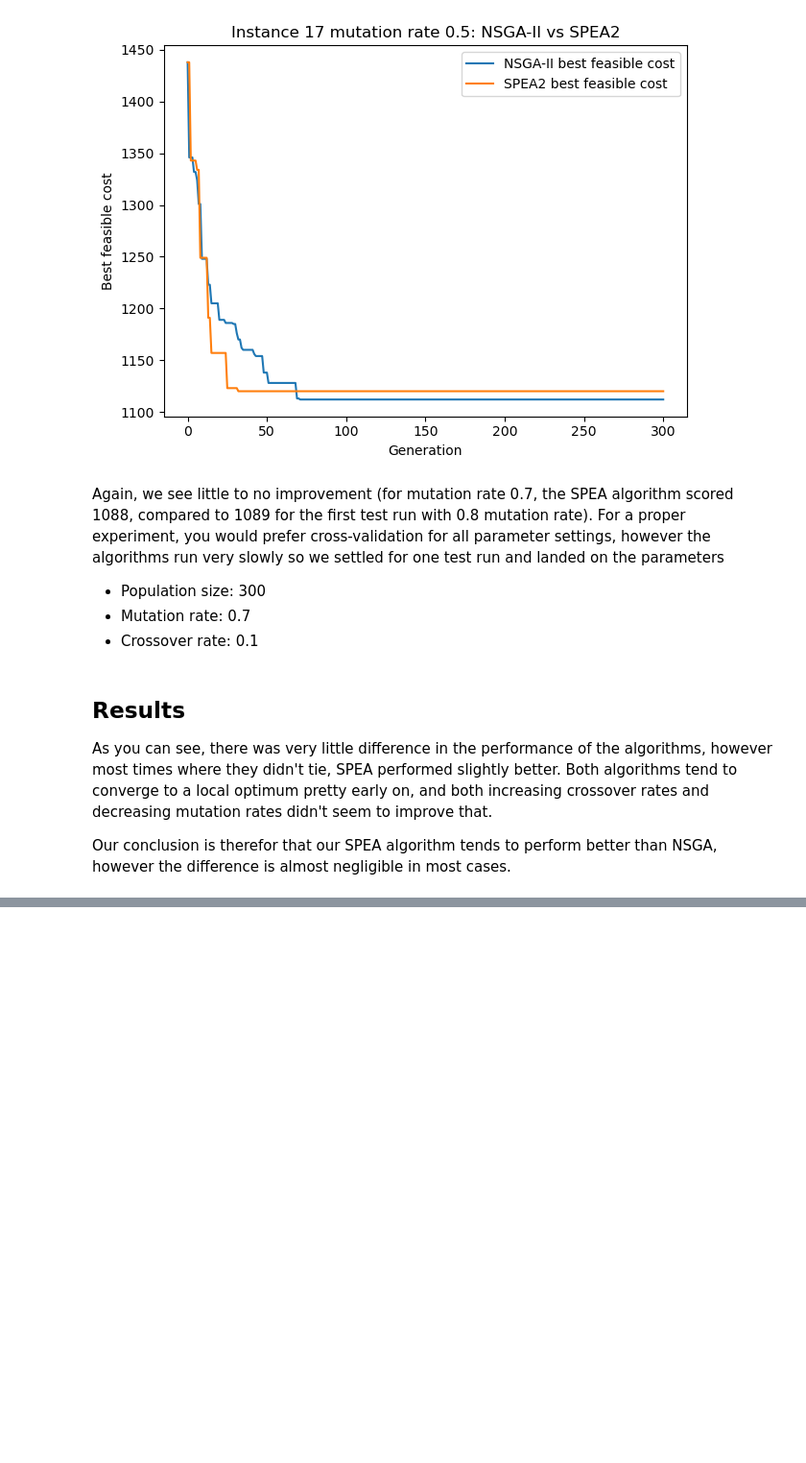
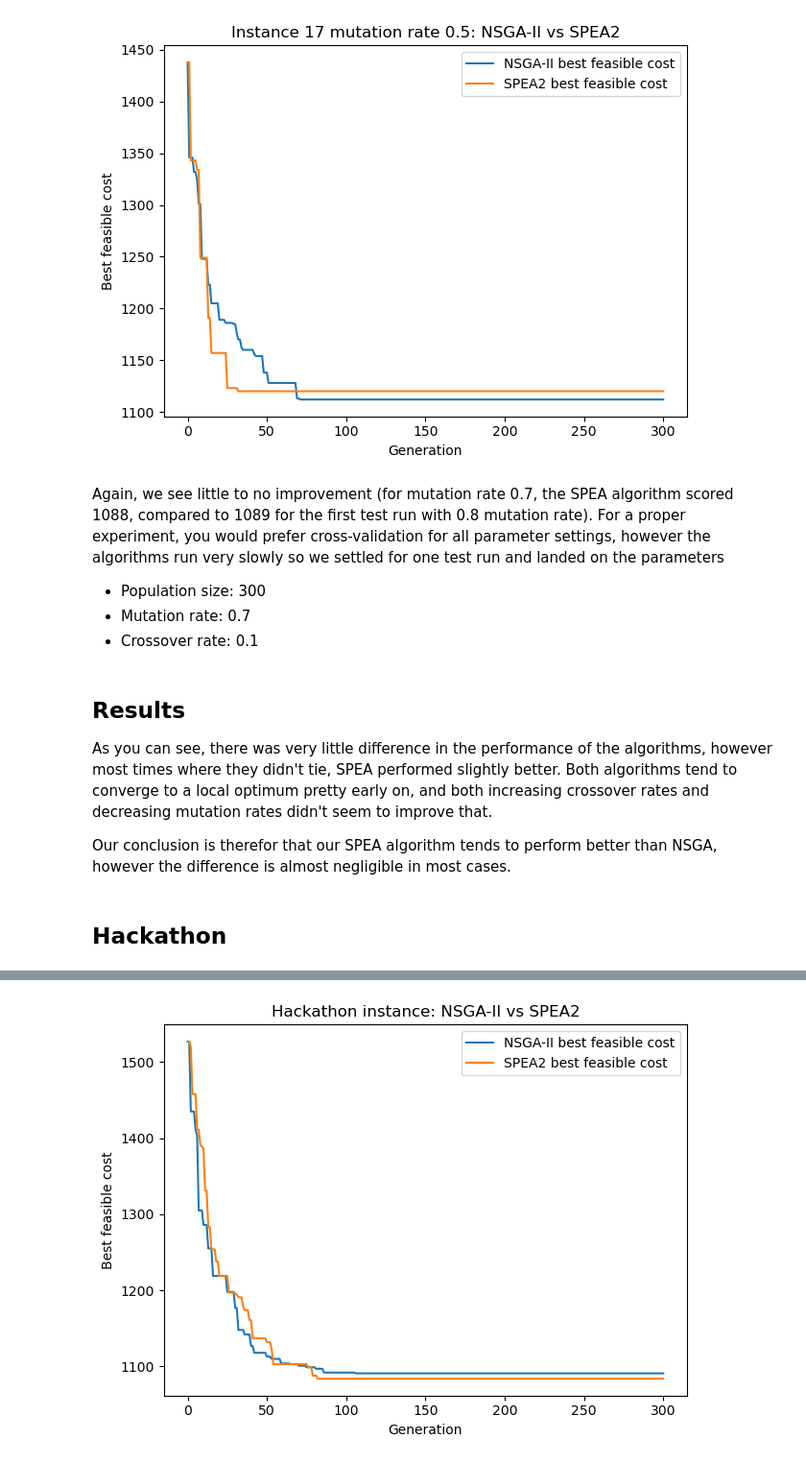
Before and after one commit to MalaskaDeividas/MOEA, a Jupyter notebook: notebook.ipynb, the cells around one changed output, grey strips where cells are left out. Shown at 96% size. Drawn from its saved outputs; the diff is of its cells as text; code cells hidden in the pictures; blank space fills up the shorter version.

```diff
--- a/notebook.ipynb
+++ b/notebook.ipynb
@@ -1132,3 +1085,71 @@ Again, we see little to no improvement (for mutation rate 0.7, the SPEA algorith
 As you can see, there was very little difference in the performance of the algorithms, however most times where they didn't tie, SPEA performed slightly better. Both algorithms tend to converge to a local optimum pretty early on, and both increasing crossover rates and decreasing mutation rates didn't seem to improve that.
 
 Our conclusion is therefor that our SPEA algorithm tends to perform better than NSGA, however the difference is almost negligible in most cases.
+# %% [markdown]
+## Hackathon
+# %%
+hackathon_instance_path = "hackathon_instance.txt"
+hackathon_instance_id = 1
+pop_size    = 200
+generations = 300
+pc          = 0.1
+pm          = 0.7
+
+demand_weighted = False
+customer_order  = "desc_demand"
+seed            = 1234
+
+metric = "euclidean"
+rounding = "floor"
+
+# SPEA2 config
+archive_size = 200
+
+nsga_hist = run_nsga2(
+    hackathon_instance_path,
+    metric,
+    rounding,
+    instance_id=hackathon_instance_id,
+    pop_size=pop_size,
+    generations=generations,
+    pc=0.1,
+    pm=pm,
+    demand_weighted=demand_weighted,
+    customer_order=customer_order,
+    seed=seed
+)
+
+    # --- run SPEA2
+spea_hist = run_spea2(
+    hackathon_instance_path,
+    hackathon_instance_id,
+    metric,
+    rounding,
+    pop_size=pop_size,
+    archive_size=archive_size,
+    generations=generations,
+    pc=pc,
+    pm=pm,
+    demand_weighted=demand_weighted,
+    customer_order=customer_order,
+    seed=seed
+)
+
+nsga_y = fill_none(nsga_hist)
+spea_y = fill_none(spea_hist)
+
+L = min(len(nsga_y), len(spea_y))
+nsga_y = nsga_y[:L]
+spea_y = spea_y[:L]
+x = list(range(L))
+
+plt.figure()
+plt.plot(x, nsga_y, label="NSGA-II best feasible cost")
+plt.plot(x, spea_y, label="SPEA2 best feasible cost")
+plt.xlabel("Generation")
+plt.ylabel("Best feasible cost")
+plt.title(f"Hackathon instance: NSGA-II vs SPEA2")
+plt.legend()
+plt.tight_layout()
+plt.show()
+# %% [output]
@@ -1134,0 +1173 @@ Our conclusion is therefor that our SPEA algorithm tends to perform better than
+[figure, added]
```
Also changed, not shown: parts of 7 cells of this notebook.
